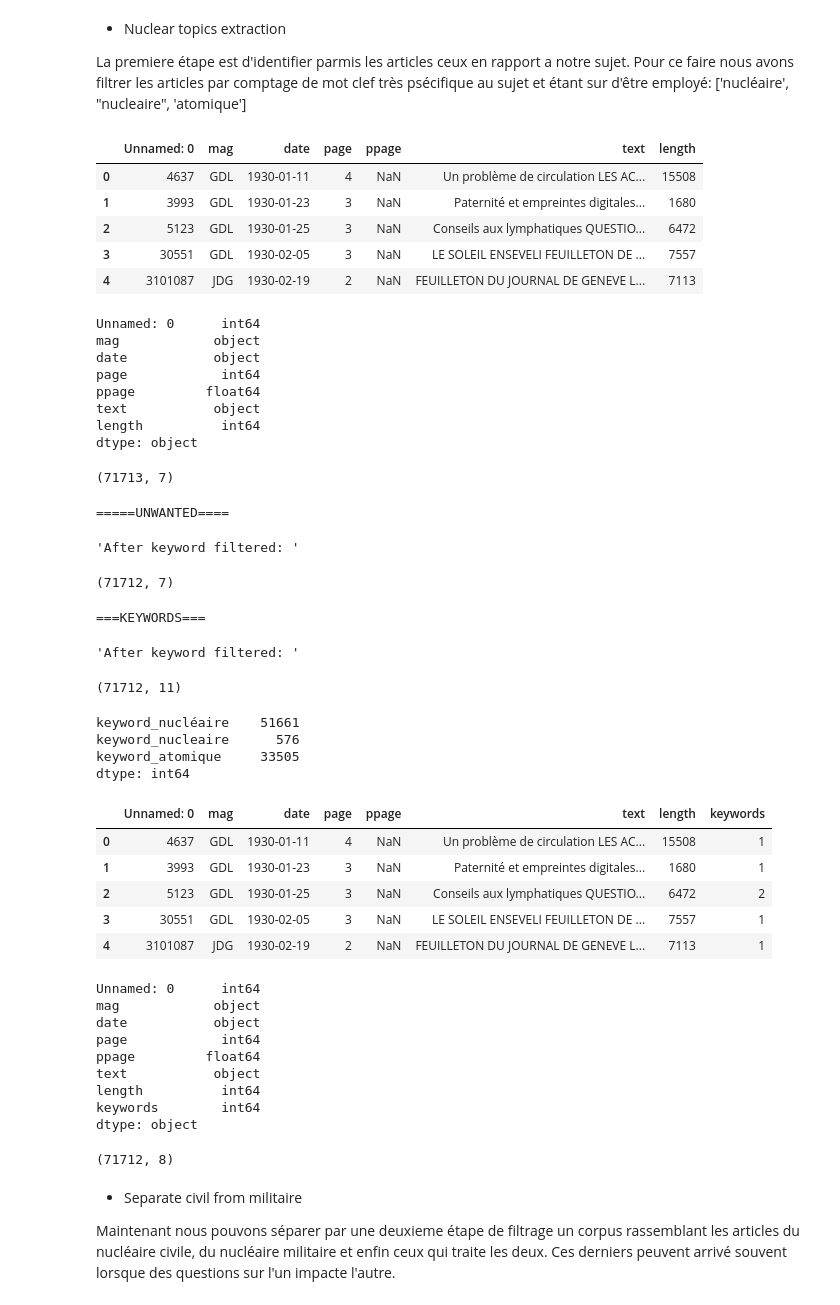
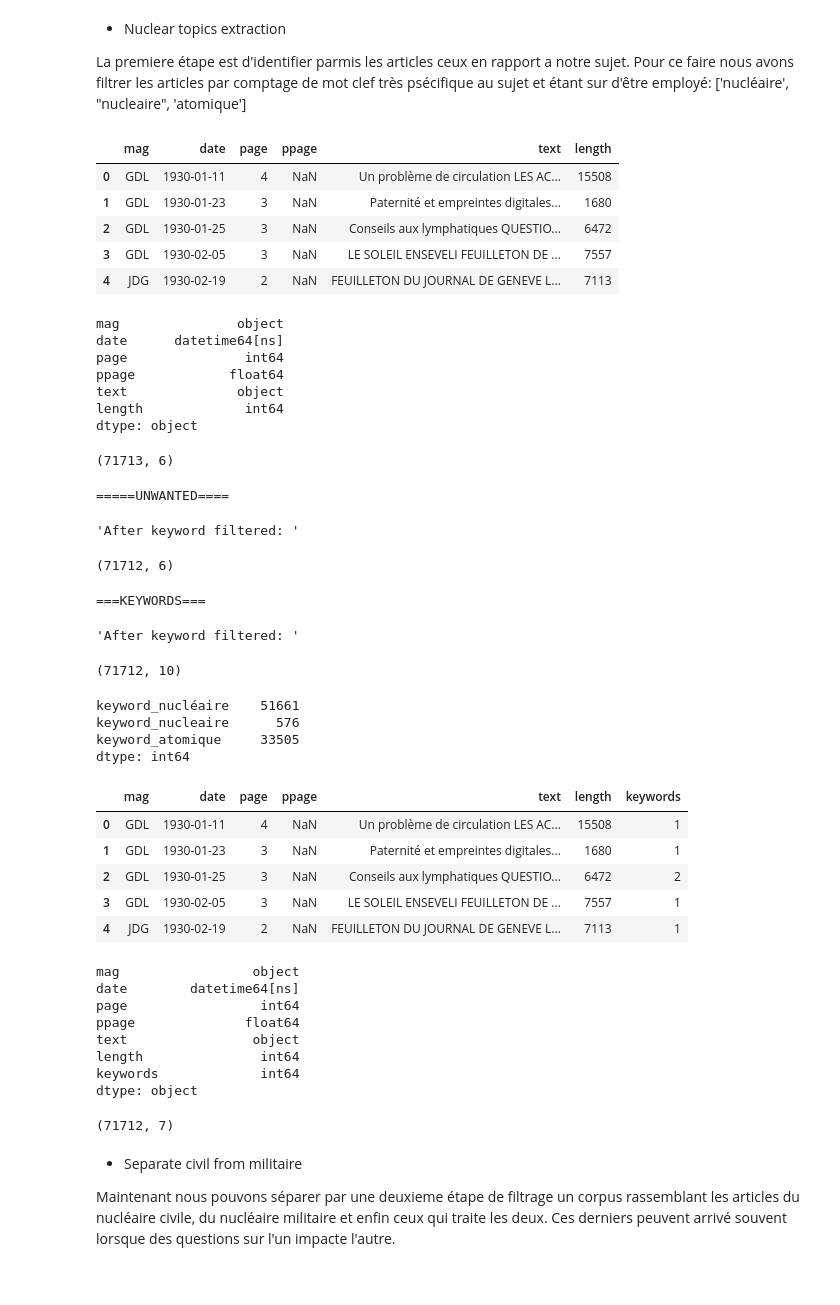
Before and after one commit to hugoroussel/shs-dig-hum, a Jupyter notebook: main1.ipynb, the cells around one changed output. Cells and saved outputs as stored; diff of their text form; code cells hidden in the pictures.

```diff
--- a/main1.ipynb
+++ b/main1.ipynb
@@ -81,61 +87,63 @@ display(df_nuclear.shape)
 # %%
 #df_nuclear.to_csv("data/nuclear_data.csv")
 df_nuclear = pd.read_csv("data/nuclear_data.csv")
-df_nuclear.drop("Unnamed: 0", axis=1)
+df_nuclear.drop("Unnamed: 0", axis=1, inplace=True)
+#Preprocess dates
+df_nuclear.sort_values(by='date', inplace=True)
+df_nuclear['date'] =  pd.to_datetime(df_nuclear['date'], format='%Y-%m-%d')
+
 display(df_nuclear.head())
 display(df_nuclear.dtypes)
 display(df_nuclear.shape)
 
 unwanted = ['tableau hebdomadaire']
 df_nuclear = unwanted_filtering(df_nuclear, unwanted)
 keywords_nuclear =['nucléaire', "nucleaire", 'atomique']
 df_nuclear = keywords_filtering(df_nuclear, keywords_nuclear)
 df_nuclear = check_keywords(df_nuclear, keywords_nuclear)
 display(df_nuclear.head())
 display(df_nuclear.dtypes)
 display(df_nuclear.shape)
 # %% [output]
-|  | Unnamed: 0 | mag | date | page | ppage | text | length |
-| 0 | 4637 | GDL | 1930-01-11 | 4 | NaN | Un problème de circulation LES AC... | 15508 |
-| 1 | 3993 | GDL | 1930-01-23 | 3 | NaN | Paternité et empreintes digitales... | 1680 |
-| 2 | 5123 | GDL | 1930-01-25 | 3 | NaN | Conseils aux lymphatiques QUESTIO... | 6472 |
-| 3 | 30551 | GDL | 1930-02-05 | 3 | NaN | LE SOLEIL ENSEVELI FEUILLETON DE ... | 7557 |
-| 4 | 3101087 | JDG | 1930-02-19 | 2 | NaN | FEUILLETON DU JOURNAL DE GENEVE L... | 7113 |
+|  | mag | date | page | ppage | text | length |
+| 0 | GDL | 1930-01-11 | 4 | NaN | Un problème de circulation LES AC... | 15508 |
+| 1 | GDL | 1930-01-23 | 3 | NaN | Paternité et empreintes digitales... | 1680 |
+| 2 | GDL | 1930-01-25 | 3 | NaN | Conseils aux lymphatiques QUESTIO... | 6472 |
+| 3 | GDL | 1930-02-05 | 3 | NaN | LE SOLEIL ENSEVELI FEUILLETON DE ... | 7557 |
+| 4 | JDG | 1930-02-19 | 2 | NaN | FEUILLETON DU JOURNAL DE GENEVE L... | 7113 |
-Unnamed: 0      int64
-mag            object
-date           object
-page            int64
-ppage         float64
-text           object
-length          int64
+mag               object
+date      datetime64[ns]
+page               int64
+ppage            float64
+text              object
+length             int64
 dtype: object
-(71713, 7)
+(71713, 6)
 =====UNWANTED====
 'After keyword filtered: '
-(71712, 7)
+(71712, 6)
 ===KEYWORDS===
 'After keyword filtered: '
-(71712, 11)
+(71712, 10)
 keyword_nucléaire    51661
 keyword_nucleaire      576
 keyword_atomique     33505
 dtype: int64
-|  | Unnamed: 0 | mag | date | page | ppage | text | length | keywords |
-| 0 | 4637 | GDL | 1930-01-11 | 4 | NaN | Un problème de circulation LES AC... | 15508 | 1 |
-| 1 | 3993 | GDL | 1930-01-23 | 3 | NaN | Paternité et empreintes digitales... | 1680 | 1 |
-| 2 | 5123 | GDL | 1930-01-25 | 3 | NaN | Conseils aux lymphatiques QUESTIO... | 6472 | 2 |
-| 3 | 30551 | GDL | 1930-02-05 | 3 | NaN | LE SOLEIL ENSEVELI FEUILLETON DE ... | 7557 | 1 |
-| 4 | 3101087 | JDG | 1930-02-19 | 2 | NaN | FEUILLETON DU JOURNAL DE GENEVE L... | 7113 | 1 |
+|  | mag | date | page | ppage | text | length | keywords |
+| 0 | GDL | 1930-01-11 | 4 | NaN | Un problème de circulation LES AC... | 15508 | 1 |
+| 1 | GDL | 1930-01-23 | 3 | NaN | Paternité et empreintes digitales... | 1680 | 1 |
+| 2 | GDL | 1930-01-25 | 3 | NaN | Conseils aux lymphatiques QUESTIO... | 6472 | 2 |
+| 3 | GDL | 1930-02-05 | 3 | NaN | LE SOLEIL ENSEVELI FEUILLETON DE ... | 7557 | 1 |
+| 4 | JDG | 1930-02-19 | 2 | NaN | FEUILLETON DU JOURNAL DE GENEVE L... | 7113 | 1 |
-Unnamed: 0      int64
-mag            object
-date           object
-page            int64
-ppage         float64
-text           object
-length          int64
-keywords        int64
+mag                 object
+date        datetime64[ns]
+page                 int64
+ppage              float64
+text                object
+length               int64
+keywords             int64
 dtype: object
-(71712, 8)
+(71712, 7)
 # %% [markdown]
 * Separate civil from militaire
 
```
Also changed, not shown: parts of 15 cells of this notebook, 1 other file.
